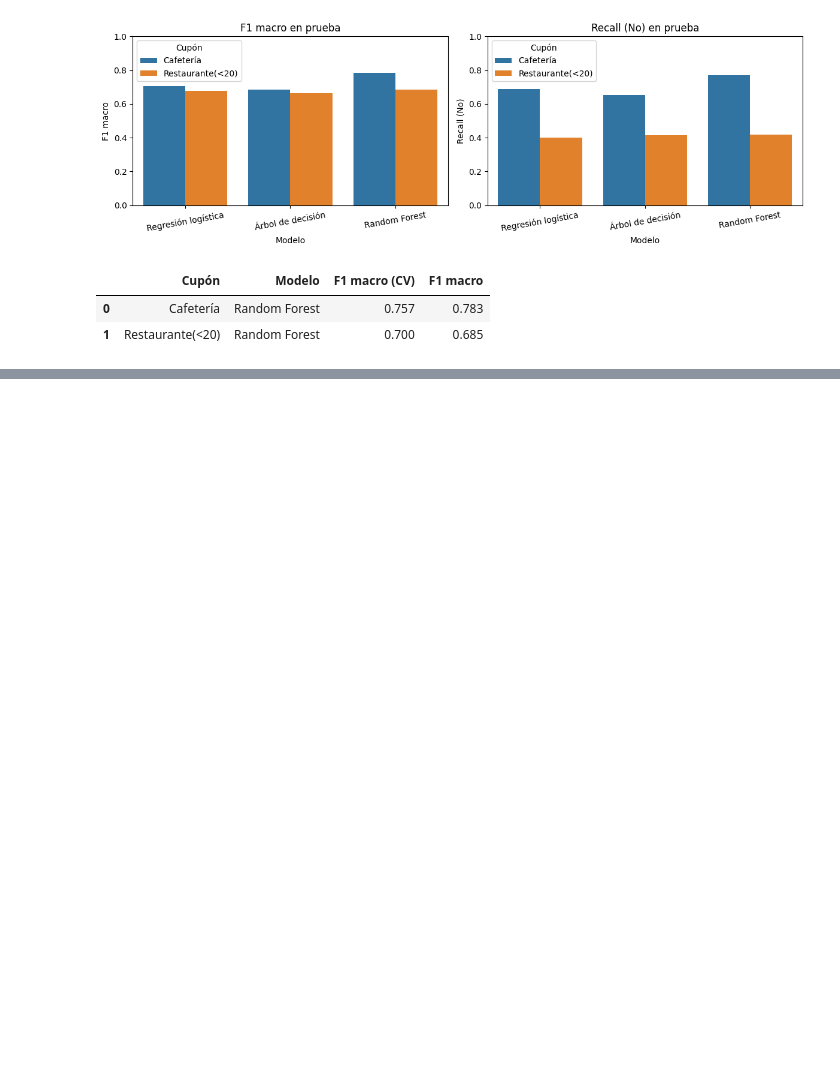
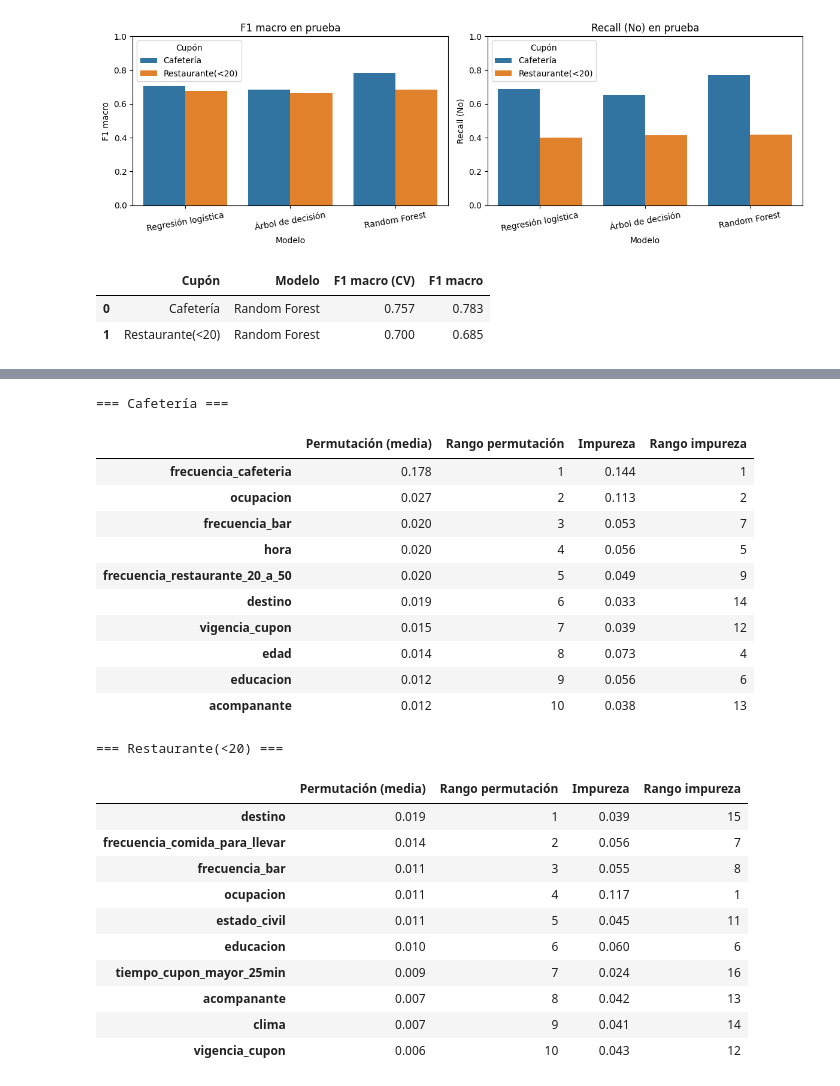
Before and after one commit to samuelmolinal/Lab3-ML, a Jupyter notebook: Laboratorio 3 - Clasificación.ipynb, the cells around one changed output, grey strips where cells are left out. Drawn from its saved outputs; the diff is of its cells as text; code cells hidden in the pictures; blank space fills up the shorter version.

```diff
--- a/Laboratorio 3 - Clasificación.ipynb
+++ b/Laboratorio 3 - Clasificación.ipynb
@@ -1181,0 +1267,46 @@ mejores = {fila['Cupón']: modelos[(fila['Cupón'], fila['Modelo'])] for _, fila
+# %%
+def variable_original(nombre_columna, columnas_originales):
+    n = nombre_columna.split('__', 1)[1]
+    candidatas = [c for c in columnas_originales if n == c or n.startswith(c + '_')]
+    return max(candidatas, key=len)   # la más larga evita confundir nombres que comparten prefijo
+
+def importancia_impureza(cupon, columnas):
+    pipe = mejores[cupon].best_estimator_
+    nombres = pipe.named_steps['preprocesador'].get_feature_names_out()
+    imp = pd.Series(pipe.named_steps['modelo'].feature_importances_, index=nombres)
+    return imp.groupby([variable_original(n, columnas) for n in imp.index]).sum()
+
+columnas = {'Cafetería': X_cafe_train.columns, 'Restaurante(<20)': X_rest_train.columns}
+
+for cupon in ['Cafetería', 'Restaurante(<20)']:
+    perm = importancias[cupon]['media']
+    imp = importancia_impureza(cupon, columnas[cupon])
+    t = pd.DataFrame({'Permutación (media)': perm, 'Rango permutación': perm.rank(ascending=False).astype(int),
+                      'Impureza': imp, 'Rango impureza': imp.rank(ascending=False).astype(int)})
+    print(f'=== {cupon} ===')
+    display(t.sort_values('Rango permutación').head(10).round(3))
+# %% [output]
+=== Cafetería ===
+|  | Permutación (media) | Rango permutación | Impureza | Rango impureza |
+| frecuencia_cafeteria | 0.178 | 1 | 0.144 | 1 |
+| ocupacion | 0.027 | 2 | 0.113 | 2 |
+| frecuencia_bar | 0.020 | 3 | 0.053 | 7 |
+| hora | 0.020 | 4 | 0.056 | 5 |
+| frecuencia_restaurante_20_a_50 | 0.020 | 5 | 0.049 | 9 |
+| destino | 0.019 | 6 | 0.033 | 14 |
+| vigencia_cupon | 0.015 | 7 | 0.039 | 12 |
+| edad | 0.014 | 8 | 0.073 | 4 |
+| educacion | 0.012 | 9 | 0.056 | 6 |
+| acompanante | 0.012 | 10 | 0.038 | 13 |
+=== Restaurante(<20) ===
+|  | Permutación (media) | Rango permutación | Impureza | Rango impureza |
+| destino | 0.019 | 1 | 0.039 | 15 |
+| frecuencia_comida_para_llevar | 0.014 | 2 | 0.056 | 7 |
+| frecuencia_bar | 0.011 | 3 | 0.055 | 8 |
+| ocupacion | 0.011 | 4 | 0.117 | 1 |
+| estado_civil | 0.011 | 5 | 0.045 | 11 |
+| educacion | 0.010 | 6 | 0.060 | 6 |
+| tiempo_cupon_mayor_25min | 0.009 | 7 | 0.024 | 16 |
+| acompanante | 0.007 | 8 | 0.042 | 13 |
+| clima | 0.007 | 9 | 0.041 | 14 |
+| vigencia_cupon | 0.006 | 10 | 0.043 | 12 |
```
Also changed, not shown: parts of 6 cells of this notebook.
